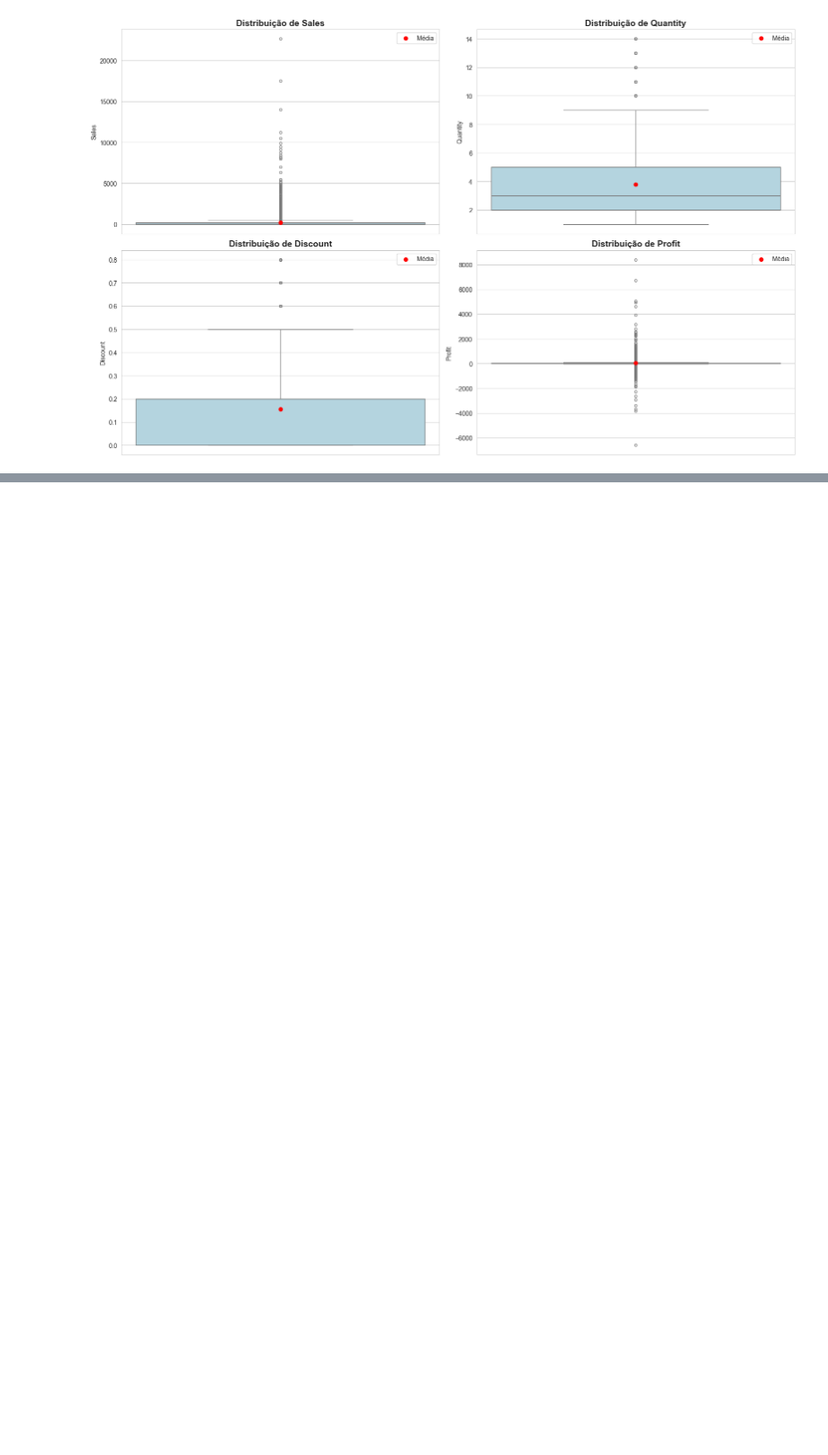
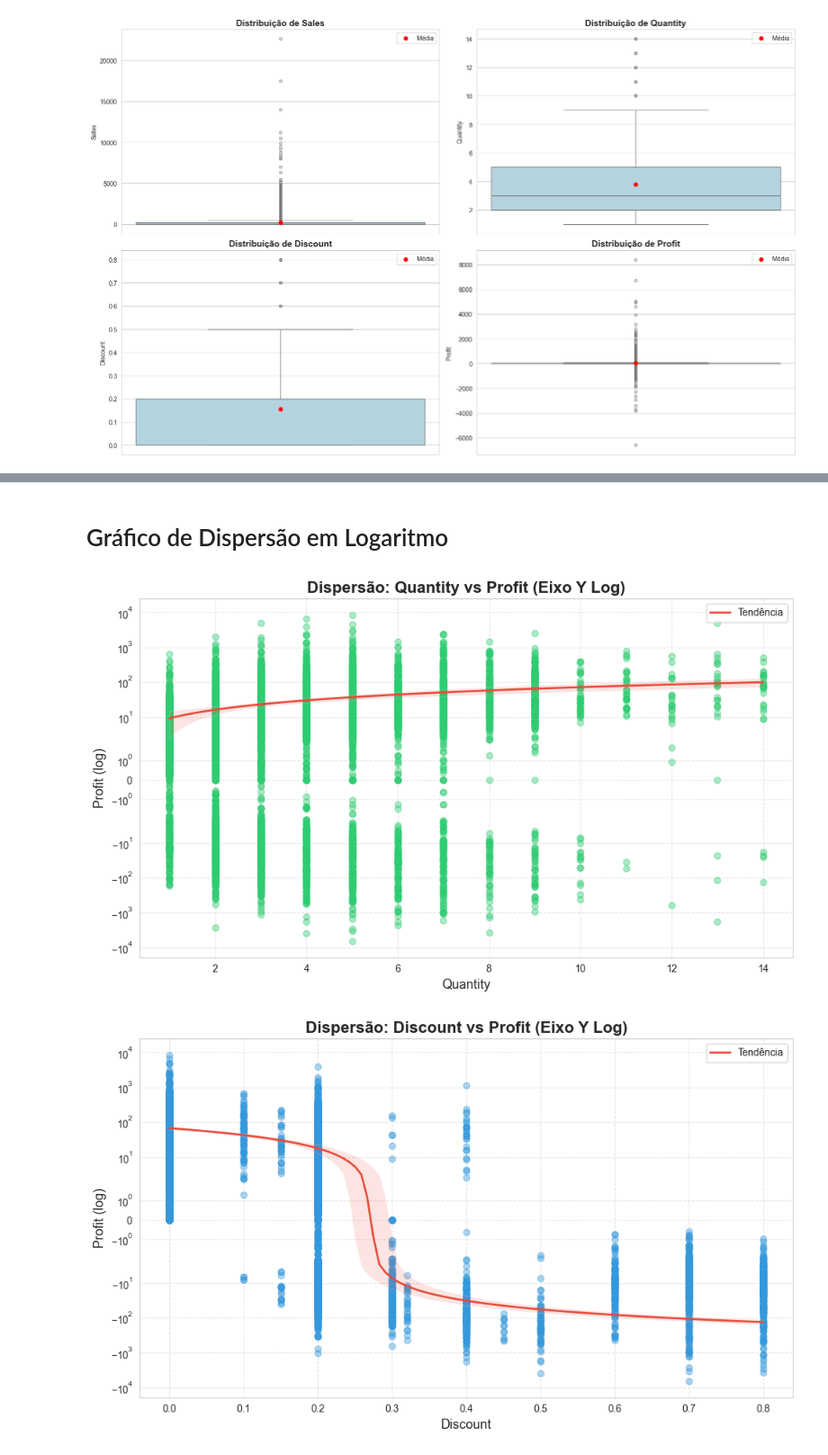
Before and after one commit to MaluAbrami/trabAnaliseDeDados, a Jupyter notebook: notebooks/Trabalho.ipynb, the cells around one changed output, grey strips where cells are left out. Shown at 90% size. Drawn from its saved outputs; the diff is of its cells as text; code cells hidden in the pictures; blank space fills up the shorter version.

```diff
--- a/notebooks/Trabalho.ipynb
+++ b/notebooks/Trabalho.ipynb
@@ -252,0 +369,37 @@ plt.show()
+# %% [markdown]
+# Gráfico de Dispersão em Logaritmo
+# %%
+# Quantity vs Profit (escala log no eixo y)
+plt.figure(figsize=(10, 6))
+sns.regplot(
+    x='Quantity', y='Profit', data=df,
+    scatter_kws={'alpha':0.4, 's':40, 'color':'#2ecc71'},
+    line_kws={'color':'#e74c3c', 'label':'Tendência', 'lw':2}
+)
+plt.yscale('symlog')  # symlog permite valores negativos e positivos
+plt.title('Dispersão: Quantity vs Profit (Eixo Y Log)', fontsize=16, weight='bold')
+plt.xlabel('Quantity', fontsize=13)
+plt.ylabel('Profit (log)', fontsize=13)
+plt.grid(True, linestyle='--', alpha=0.5)
+plt.legend()
+plt.tight_layout()
+plt.show()
+
+# Discount vs Profit (escala log no eixo y)
+plt.figure(figsize=(10, 6))
+sns.regplot(
+    x='Discount', y='Profit', data=df,
+    scatter_kws={'alpha':0.4, 's':40, 'color':'#3498db'},
+    line_kws={'color':'#e74c3c', 'label':'Tendência', 'lw':2}
+)
+plt.yscale('symlog')
+plt.title('Dispersão: Discount vs Profit (Eixo Y Log)', fontsize=16, weight='bold')
+plt.xlabel('Discount', fontsize=13)
+plt.ylabel('Profit (log)', fontsize=13)
+plt.grid(True, linestyle='--', alpha=0.5)
+plt.legend()
+plt.tight_layout()
+plt.show()
+# %% [output]
+[figure, added]
+[figure, added]
```
Also changed, not shown: parts of 4 cells of this notebook.
